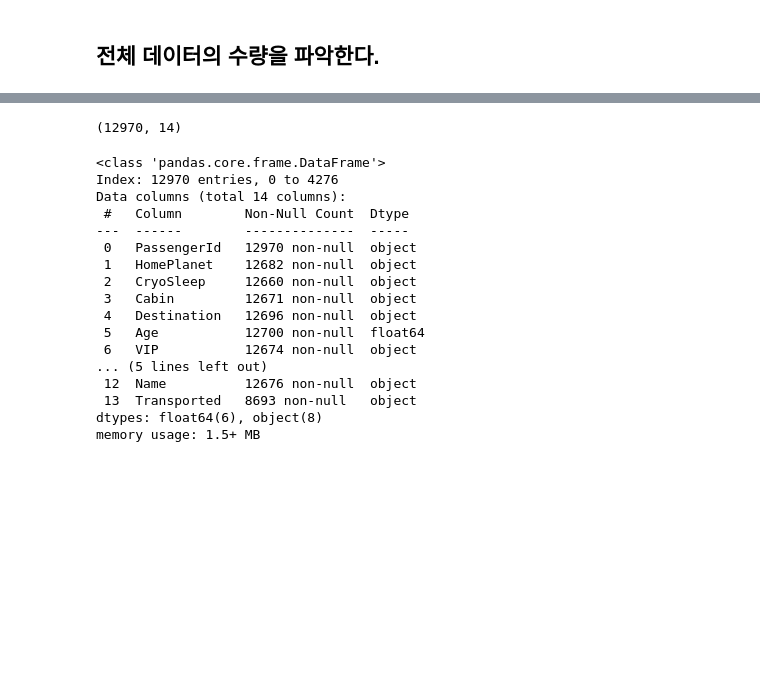
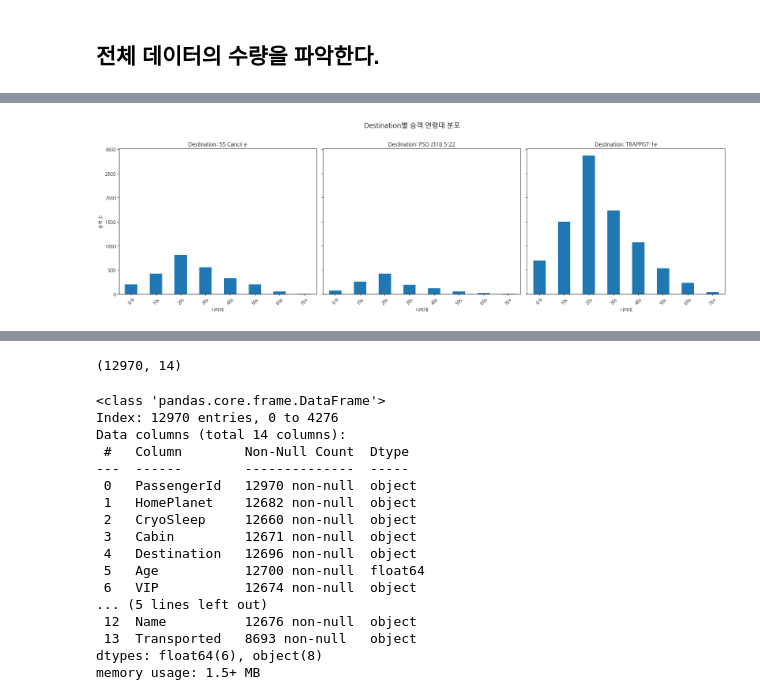
Before and after one commit to nttkor/codyssey, a Jupyter notebook: proj2/c4q1_ex.ipynb, the cells around one changed output, grey strips where cells are left out. Saved outputs shown, nothing was run; the diff lists cells and outputs as text; code cells hidden in the pictures; blank space fills up the shorter version.

```diff
--- a/proj2/c4q1_ex.ipynb
+++ b/proj2/c4q1_ex.ipynb
@@ -114,0 +181,15 @@ train= 121702 test= 55601 combined= 181580
+# %%
+# 5. Destination별 승객 연령대 분포 시각화
+destination_age_distribution = combined_df.groupby(['Destination', 'AgeGroup'])['PassengerId'].count().unstack().fillna(0)
+fig, axes = plt.subplots(1, 3, figsize=(20, 6), sharey=True)
+destinations = destination_age_distribution.index
+for i, destination in enumerate(destinations):
+    destination_age_distribution.loc[destination].plot(kind='bar', ax=axes[i], title=f'Destination: {destination}')
+    axes[i].set_xlabel('나이대')
+    axes[i].set_ylabel('승객 수')
+    axes[i].tick_params(axis='x', rotation=45)
+plt.suptitle('Destination별 승객 연령대 분포', y=1.02, fontsize=16)
+plt.tight_layout()
+plt.show()
+# %% [output]
+[figure, added]
```
Also changed, not shown: parts of 17 cells of this notebook, 1 other file.
